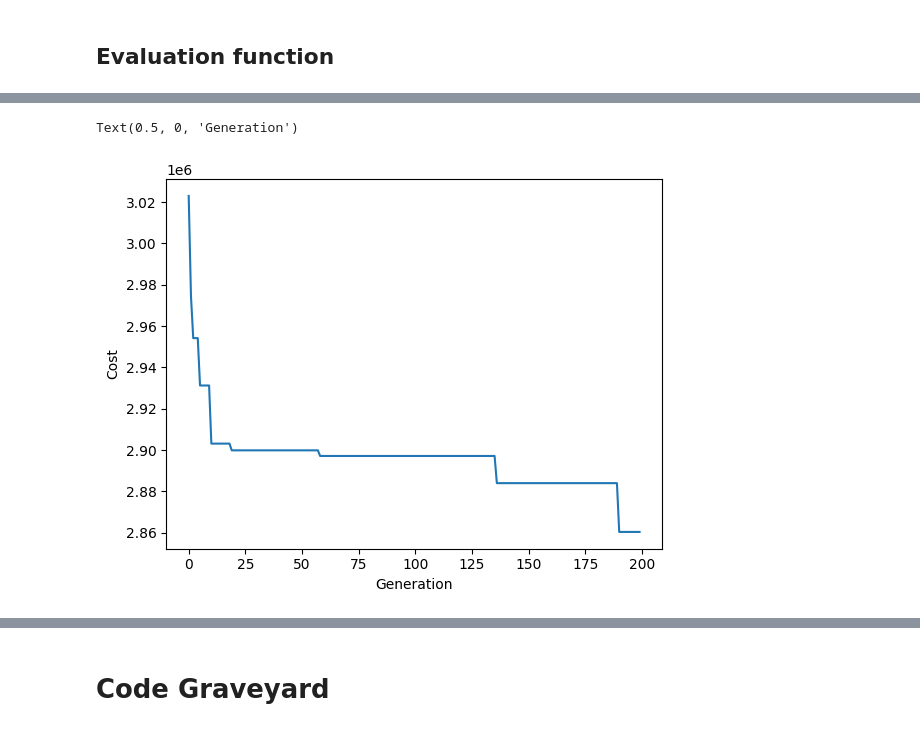
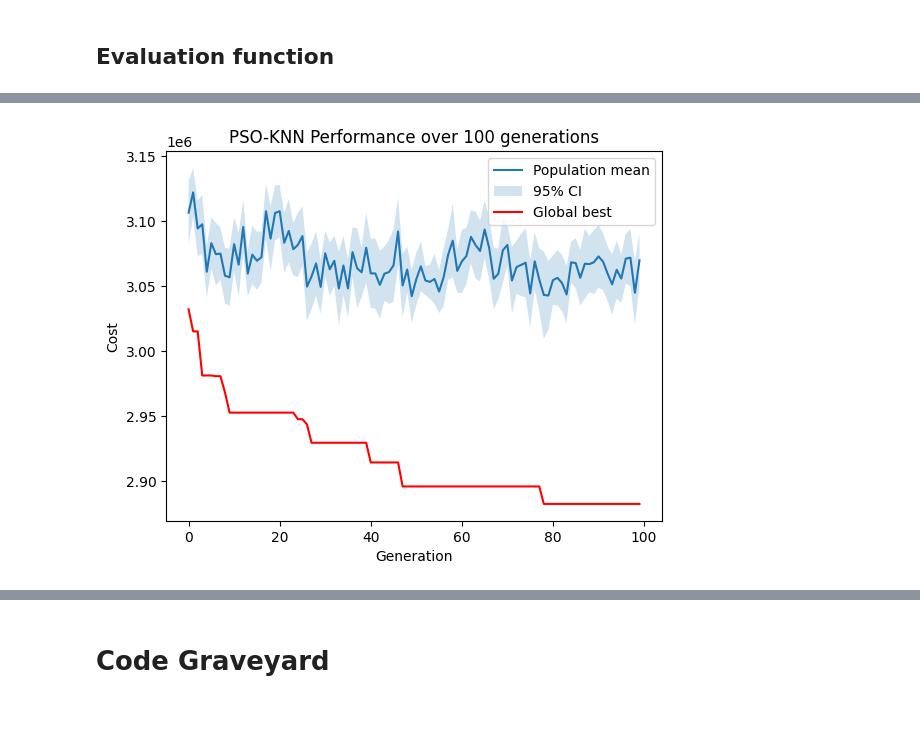
Before and after one commit to ikerforce/mopta, a Jupyter notebook: src/PSO_KNN.ipynb, the cells around one changed output, grey strips where cells are left out. Cells and saved outputs as stored; diff of their text form; code cells hidden in the pictures.

```diff
--- a/src/PSO_KNN.ipynb
+++ b/src/PSO_KNN.ipynb
@@ -311,7 +334,15 @@ for gen in range(200):
-# %%
-plt.plot(bests)
-plt.ylabel('Cost')
-plt.xlabel('Generation')
-# %% [output]
-Text(0.5, 0, 'Generation')
-[figure, removed]
+# %%
+# pop_fitness = np.array(pop_fitness)
+mu = np.mean(pop_fitness, axis=1)
+sig = np.std(pop_fitness, axis=1)
+generations=100
+plt.title('PSO-KNN Performance over {} generations'.format(generations))
+plt.ylabel('Cost')
+plt.xlabel('Generation')
+plt.plot(mu, label='Population mean')
+plt.fill_between(range(100), mu-2*sig/np.sqrt(pop_size), mu+2*sig/np.sqrt(pop_size), alpha=0.2, label='95% CI')
+plt.plot(bests, '-r', label='Global best')
+plt.legend()
+plt.show()
+# %% [output]
+[figure, added]
```
Also changed, not shown: parts of 9 cells of this notebook, 1 other file.
